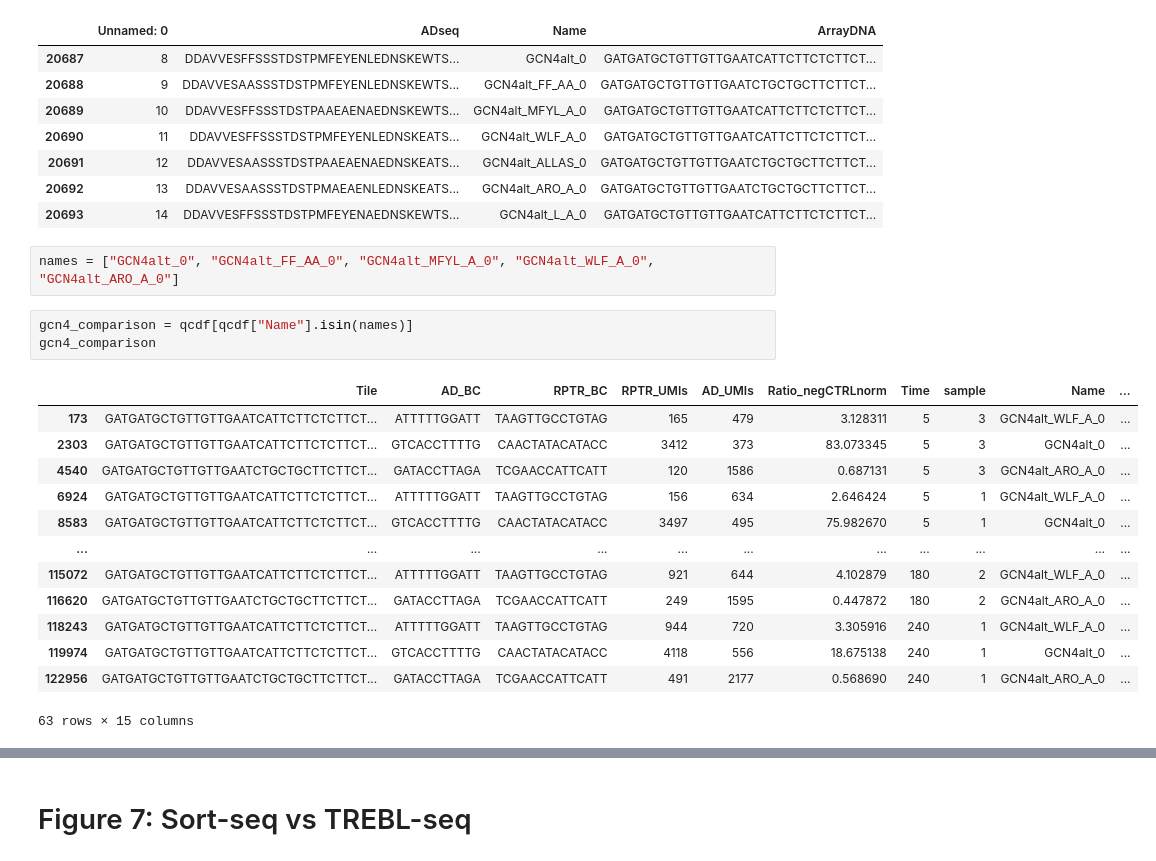
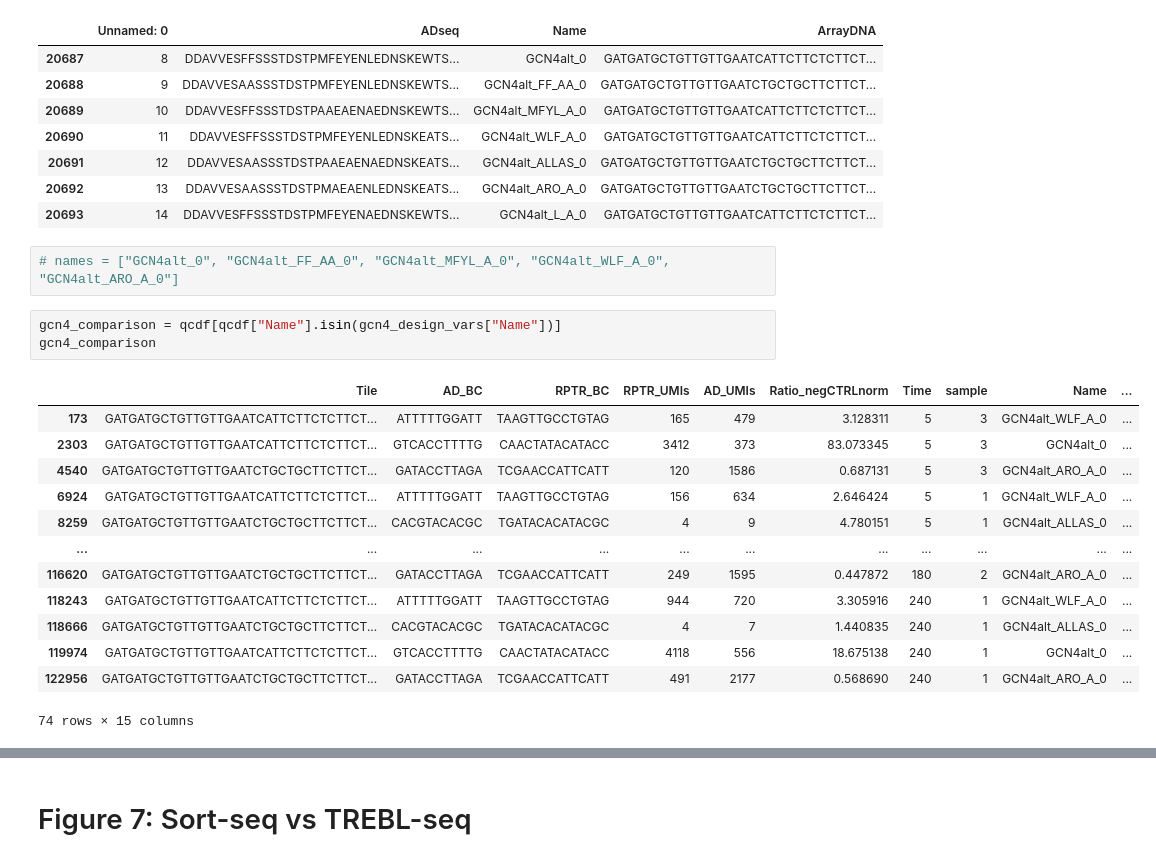
Before and after one commit to sanjanakotha/TREBL-analysis, a Jupyter notebook: SK_UMI_Analysis.ipynb, the cells around one changed output, grey strips where cells are left out. Drawn from its saved outputs; the diff is of its cells as text.

```diff
--- a/SK_UMI_Analysis.ipynb
+++ b/SK_UMI_Analysis.ipynb
@@ -479,24 +479,24 @@ gcn4_design_vars
 | 20692 | 13 | DDAVVESAASSSTDSTPMAEAENLEDNSKEATS... | GCN4alt_ARO_A_0 | GATGATGCTGTTGTTGAATCTGCTGCTTCTTCT... |
 | 20693 | 14 | DDAVVESFFSSSTDSTPMFEYENAEDNSKEWTS... | GCN4alt_L_A_0 | GATGATGCTGTTGTTGAATCATTCTTCTCTTCT... |
 # %%
-names = ["GCN4alt_0", "GCN4alt_FF_AA_0", "GCN4alt_MFYL_A_0", "GCN4alt_WLF_A_0", "GCN4alt_ARO_A_0"]
+# names = ["GCN4alt_0", "GCN4alt_FF_AA_0", "GCN4alt_MFYL_A_0", "GCN4alt_WLF_A_0", "GCN4alt_ARO_A_0"]
 # %%
-gcn4_comparison = qcdf[qcdf["Name"].isin(names)]
+gcn4_comparison = qcdf[qcdf["Name"].isin(gcn4_design_vars["Name"])]
 gcn4_comparison
 # %% [output]
 |  | Tile | AD_BC | RPTR_BC | RPTR_UMIs | AD_UMIs | Ratio_negCTRLnorm | Time | sample | Name | ... |
 | 173 | GATGATGCTGTTGTTGAATCATTCTTCTCTTCT... | ATTTTTGGATT | TAAGTTGCCTGTAG | 165 | 479 | 3.128311 | 5 | 3 | GCN4alt_WLF_A_0 | ... |
 | 2303 | GATGATGCTGTTGTTGAATCATTCTTCTCTTCT... | GTCACCTTTTG | CAACTATACATACC | 3412 | 373 | 83.073345 | 5 | 3 | GCN4alt_0 | ... |
 | 4540 | GATGATGCTGTTGTTGAATCTGCTGCTTCTTCT... | GATACCTTAGA | TCGAACCATTCATT | 120 | 1586 | 0.687131 | 5 | 3 | GCN4alt_ARO_A_0 | ... |
 | 6924 | GATGATGCTGTTGTTGAATCATTCTTCTCTTCT... | ATTTTTGGATT | TAAGTTGCCTGTAG | 156 | 634 | 2.646424 | 5 | 1 | GCN4alt_WLF_A_0 | ... |
-| 8583 | GATGATGCTGTTGTTGAATCATTCTTCTCTTCT... | GTCACCTTTTG | CAACTATACATACC | 3497 | 495 | 75.982670 | 5 | 1 | GCN4alt_0 | ... |
+| 8259 | GATGATGCTGTTGTTGAATCTGCTGCTTCTTCT... | CACGTACACGC | TGATACACATACGC | 4 | 9 | 4.780151 | 5 | 1 | GCN4alt_ALLAS_0 | ... |
 | ... | ... | ... | ... | ... | ... | ... | ... | ... | ... | ... |
-| 115072 | GATGATGCTGTTGTTGAATCATTCTTCTCTTCT... | ATTTTTGGATT | TAAGTTGCCTGTAG | 921 | 644 | 4.102879 | 180 | 2 | GCN4alt_WLF_A_0 | ... |
 | 116620 | GATGATGCTGTTGTTGAATCTGCTGCTTCTTCT... | GATACCTTAGA | TCGAACCATTCATT | 249 | 1595 | 0.447872 | 180 | 2 | GCN4alt_ARO_A_0 | ... |
 | 118243 | GATGATGCTGTTGTTGAATCATTCTTCTCTTCT... | ATTTTTGGATT | TAAGTTGCCTGTAG | 944 | 720 | 3.305916 | 240 | 1 | GCN4alt_WLF_A_0 | ... |
+| 118666 | GATGATGCTGTTGTTGAATCTGCTGCTTCTTCT... | CACGTACACGC | TGATACACATACGC | 4 | 7 | 1.440835 | 240 | 1 | GCN4alt_ALLAS_0 | ... |
 | 119974 | GATGATGCTGTTGTTGAATCATTCTTCTCTTCT... | GTCACCTTTTG | CAACTATACATACC | 4118 | 556 | 18.675138 | 240 | 1 | GCN4alt_0 | ... |
 | 122956 | GATGATGCTGTTGTTGAATCTGCTGCTTCTTCT... | GATACCTTAGA | TCGAACCATTCATT | 491 | 2177 | 0.568690 | 240 | 1 | GCN4alt_ARO_A_0 | ... |
-63 rows × 15 columns
+74 rows × 15 columns
 # %%
 # group by tile, time, and sample
 agg_df = (
```
Also changed, not shown: parts of 2 cells of this notebook, 2 other files.
